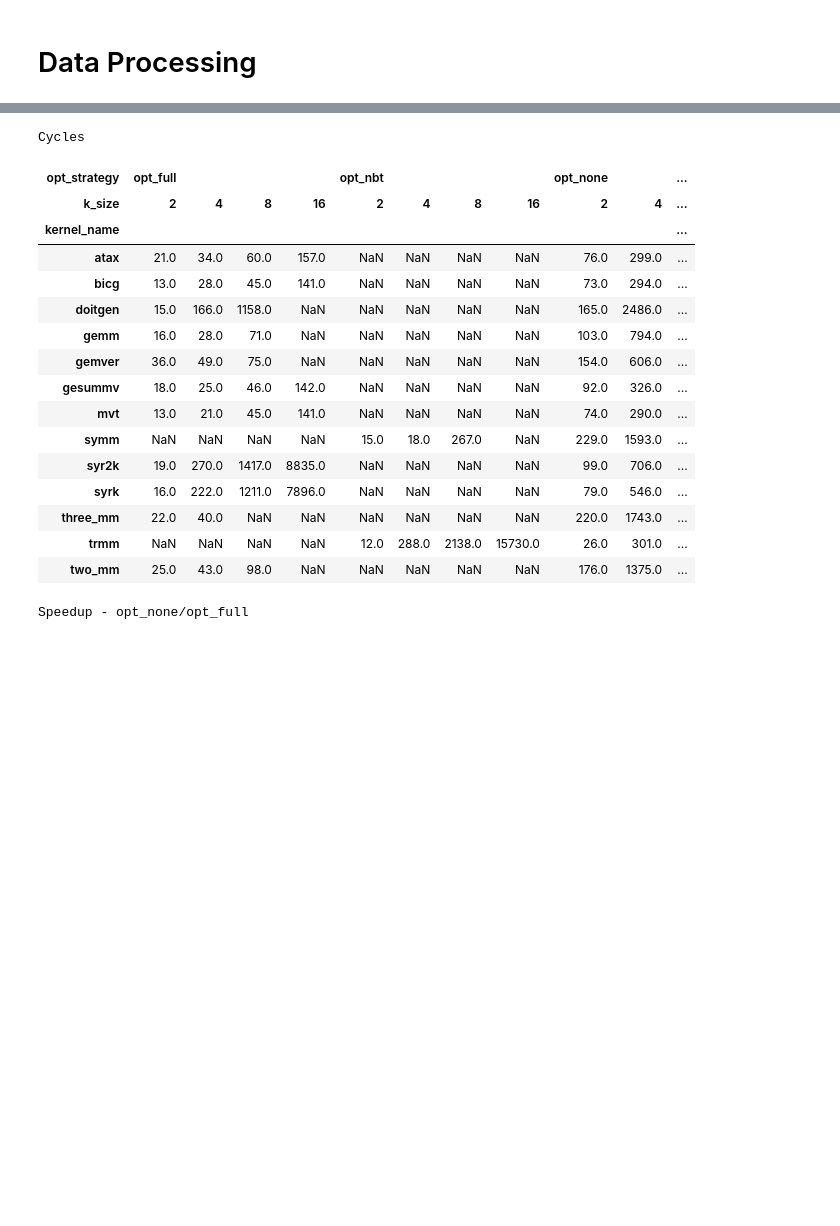
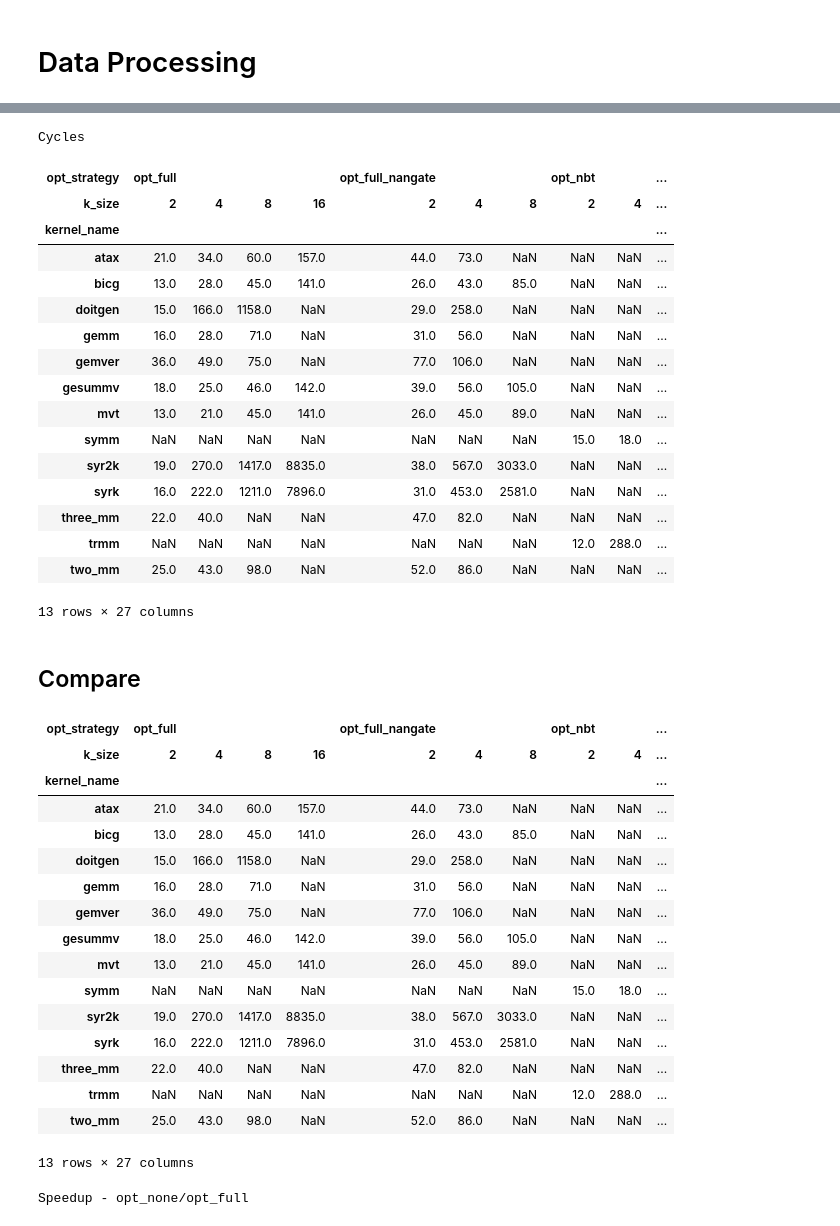
Before and after one commit to tancheng/mlir-cgra, a Jupyter notebook: experiments/polybench/scripts/collect-results.ipynb, the cells around one changed output, grey strips where cells are left out. Saved outputs shown, nothing was run; the diff lists cells and outputs as text; code cells hidden in the pictures; blank space fills up the shorter version.

Commit message:
Include nangate45 scripts and results

```diff
--- a/experiments/polybench/scripts/collect-results.ipynb
+++ b/experiments/polybench/scripts/collect-results.ipynb
@@ -259,26 +269,57 @@ Power
+# %%
+print("\nCycles")
+cycles_df = df.pivot(index='kernel_name', columns=[ 'opt_strategy', 'k_size'], values='cycles').sort_index(axis='columns', level=['opt_strategy','k_size'])
+display(cycles_df)
+
+all_dfs = [cycles_df]
+all_dfs_names = ['cycles_df']
+
+# Uncomment to save
+# with pd.ExcelWriter('../results/cycles.xlsx') as writer:
+#   for d,n in zip(all_dfs,all_dfs_names):
+#     d.to_excel(writer, sheet_name=n)
+# %% [output]
+Cycles
+| opt_strategy | opt_full |  |  |  | opt_full_nangate |  |  | opt_nbt |  | ... |
+| k_size | 2 | 4 | 8 | 16 | 2 | 4 | 8 | 2 | 4 | ... |
+| kernel_name |  |  |  |  |  |  |  |  |  | ... |
+| atax | 21.0 | 34.0 | 60.0 | 157.0 | 44.0 | 73.0 | NaN | NaN | NaN | ... |
+| bicg | 13.0 | 28.0 | 45.0 | 141.0 | 26.0 | 43.0 | 85.0 | NaN | NaN | ... |
+| doitgen | 15.0 | 166.0 | 1158.0 | NaN | 29.0 | 258.0 | NaN | NaN | NaN | ... |
+| gemm | 16.0 | 28.0 | 71.0 | NaN | 31.0 | 56.0 | NaN | NaN | NaN | ... |
+| gemver | 36.0 | 49.0 | 75.0 | NaN | 77.0 | 106.0 | NaN | NaN | NaN | ... |
+| gesummv | 18.0 | 25.0 | 46.0 | 142.0 | 39.0 | 56.0 | 105.0 | NaN | NaN | ... |
+| mvt | 13.0 | 21.0 | 45.0 | 141.0 | 26.0 | 45.0 | 89.0 | NaN | NaN | ... |
+| symm | NaN | NaN | NaN | NaN | NaN | NaN | NaN | 15.0 | 18.0 | ... |
+| syr2k | 19.0 | 270.0 | 1417.0 | 8835.0 | 38.0 | 567.0 | 3033.0 | NaN | NaN | ... |
+| syrk | 16.0 | 222.0 | 1211.0 | 7896.0 | 31.0 | 453.0 | 2581.0 | NaN | NaN | ... |
+| three_mm | 22.0 | 40.0 | NaN | NaN | 47.0 | 82.0 | NaN | NaN | NaN | ... |
+| trmm | NaN | NaN | NaN | NaN | NaN | NaN | NaN | 12.0 | 288.0 | ... |
+| two_mm | 25.0 | 43.0 | 98.0 | NaN | 52.0 | 86.0 | NaN | NaN | NaN | ... |
+13 rows × 27 columns
+# %% [markdown]
+## Compare
 # %%
-print("Cycles")
-
 df_pivoted=df.pivot(index='kernel_name', columns=[ 'opt_strategy', 'k_size'], values='cycles').sort_index(axis='columns', level=['opt_strategy','k_size'])
 df_pivoted
 # %% [output]
+| opt_strategy | opt_full |  |  |  | opt_full_nangate |  |  | opt_nbt |  | ... |
+| k_size | 2 | 4 | 8 | 16 | 2 | 4 | 8 | 2 | 4 | ... |
+| kernel_name |  |  |  |  |  |  |  |  |  | ... |
+| atax | 21.0 | 34.0 | 60.0 | 157.0 | 44.0 | 73.0 | NaN | NaN | NaN | ... |
+| bicg | 13.0 | 28.0 | 45.0 | 141.0 | 26.0 | 43.0 | 85.0 | NaN | NaN | ... |
+| doitgen | 15.0 | 166.0 | 1158.0 | NaN | 29.0 | 258.0 | NaN | NaN | NaN | ... |
+| gemm | 16.0 | 28.0 | 71.0 | NaN | 31.0 | 56.0 | NaN | NaN | NaN | ... |
+| gemver | 36.0 | 49.0 | 75.0 | NaN | 77.0 | 106.0 | NaN | NaN | NaN | ... |
+| gesummv | 18.0 | 25.0 | 46.0 | 142.0 | 39.0 | 56.0 | 105.0 | NaN | NaN | ... |
+| mvt | 13.0 | 21.0 | 45.0 | 141.0 | 26.0 | 45.0 | 89.0 | NaN | NaN | ... |
+| symm | NaN | NaN | NaN | NaN | NaN | NaN | NaN | 15.0 | 18.0 | ... |
+| syr2k | 19.0 | 270.0 | 1417.0 | 8835.0 | 38.0 | 567.0 | 3033.0 | NaN | NaN | ... |
+| syrk | 16.0 | 222.0 | 1211.0 | 7896.0 | 31.0 | 453.0 | 2581.0 | NaN | NaN | ... |
+| three_mm | 22.0 | 40.0 | NaN | NaN | 47.0 | 82.0 | NaN | NaN | NaN | ... |
+| trmm | NaN | NaN | NaN | NaN | NaN | NaN | NaN | 12.0 | 288.0 | ... |
+| two_mm | 25.0 | 43.0 | 98.0 | NaN | 52.0 | 86.0 | NaN | NaN | NaN | ... |
-Cycles
+13 rows × 27 columns
-| opt_strategy | opt_full |  |  |  | opt_nbt |  |  |  | opt_none |  | ... |
-| k_size | 2 | 4 | 8 | 16 | 2 | 4 | 8 | 16 | 2 | 4 | ... |
-| kernel_name |  |  |  |  |  |  |  |  |  |  | ... |
-| atax | 21.0 | 34.0 | 60.0 | 157.0 | NaN | NaN | NaN | NaN | 76.0 | 299.0 | ... |
-| bicg | 13.0 | 28.0 | 45.0 | 141.0 | NaN | NaN | NaN | NaN | 73.0 | 294.0 | ... |
-| doitgen | 15.0 | 166.0 | 1158.0 | NaN | NaN | NaN | NaN | NaN | 165.0 | 2486.0 | ... |
-| gemm | 16.0 | 28.0 | 71.0 | NaN | NaN | NaN | NaN | NaN | 103.0 | 794.0 | ... |
-| gemver | 36.0 | 49.0 | 75.0 | NaN | NaN | NaN | NaN | NaN | 154.0 | 606.0 | ... |
-| gesummv | 18.0 | 25.0 | 46.0 | 142.0 | NaN | NaN | NaN | NaN | 92.0 | 326.0 | ... |
-| mvt | 13.0 | 21.0 | 45.0 | 141.0 | NaN | NaN | NaN | NaN | 74.0 | 290.0 | ... |
-| symm | NaN | NaN | NaN | NaN | 15.0 | 18.0 | 267.0 | NaN | 229.0 | 1593.0 | ... |
-| syr2k | 19.0 | 270.0 | 1417.0 | 8835.0 | NaN | NaN | NaN | NaN | 99.0 | 706.0 | ... |
-| syrk | 16.0 | 222.0 | 1211.0 | 7896.0 | NaN | NaN | NaN | NaN | 79.0 | 546.0 | ... |
-| three_mm | 22.0 | 40.0 | NaN | NaN | NaN | NaN | NaN | NaN | 220.0 | 1743.0 | ... |
-| trmm | NaN | NaN | NaN | NaN | 12.0 | 288.0 | 2138.0 | 15730.0 | 26.0 | 301.0 | ... |
-| two_mm | 25.0 | 43.0 | 98.0 | NaN | NaN | NaN | NaN | NaN | 176.0 | 1375.0 | ... |
 # %%
 top='opt_none'
 bot='opt_full'
```
Also changed, not shown: parts of 5 cells of this notebook, 29 other files.
